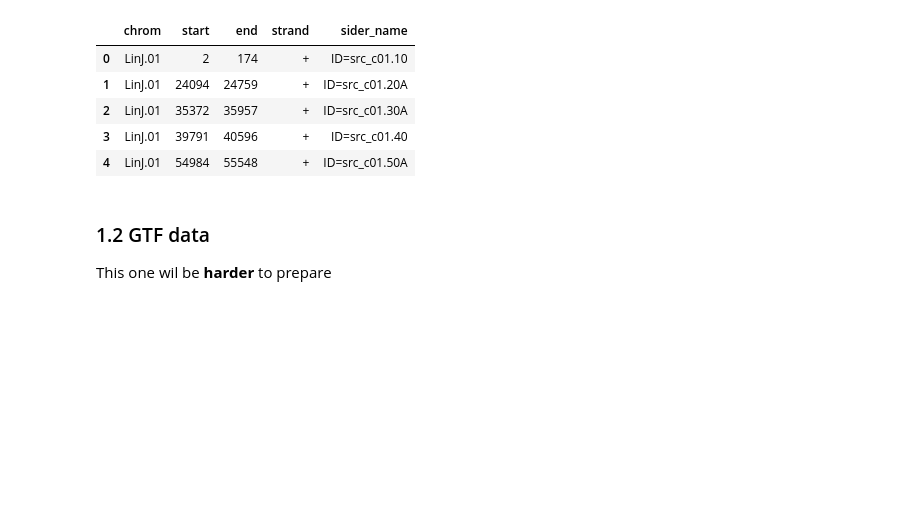
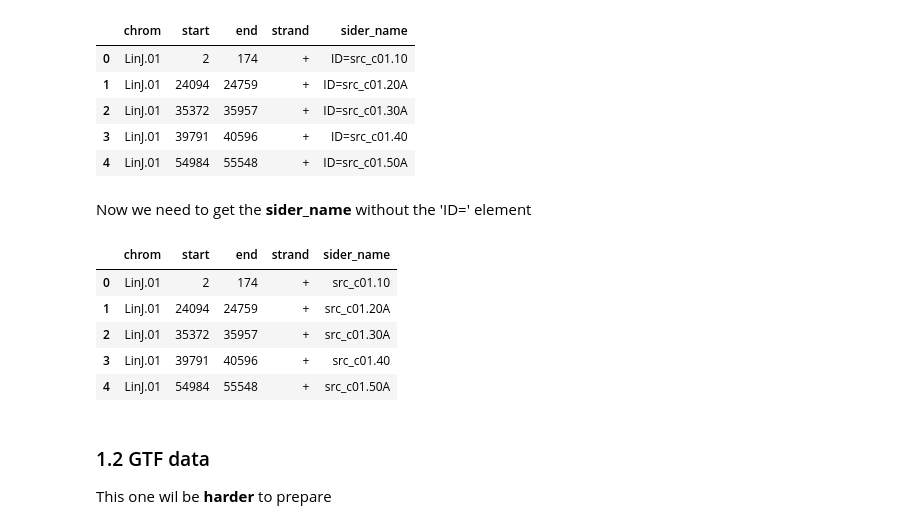
Before and after one commit to Viskuit/Test_BEDOPS, a Jupyter notebook: 23.SIDER_vs_GTF/1.test.ipynb, the cells around one changed output. Saved outputs shown, nothing was run; the diff lists cells and outputs as text; code cells hidden in the pictures; blank space fills up the shorter version.

```diff
--- a/23.SIDER_vs_GTF/1.test.ipynb
+++ b/23.SIDER_vs_GTF/1.test.ipynb
@@ -92,6 +92,19 @@ dtype: object
 | 2 | LinJ.01 | 35372 | 35957 | + | ID=src_c01.30A |
 | 3 | LinJ.01 | 39791 | 40596 | + | ID=src_c01.40 |
 | 4 | LinJ.01 | 54984 | 55548 | + | ID=src_c01.50A |
+# %% [markdown]
+Now we need to get the **sider_name** without the 'ID=' element
+# %%
+# Extracting the sider_name from the column `sider_name`
+sider_df["sider_name"] = sider_df["sider_name"].str.extract(r'ID=(.+)')
+sider_df.head()
+# %% [output]
+|  | chrom | start | end | strand | sider_name |
+| 0 | LinJ.01 | 2 | 174 | + | src_c01.10 |
+| 1 | LinJ.01 | 24094 | 24759 | + | src_c01.20A |
+| 2 | LinJ.01 | 35372 | 35957 | + | src_c01.30A |
+| 3 | LinJ.01 | 39791 | 40596 | + | src_c01.40 |
+| 4 | LinJ.01 | 54984 | 55548 | + | src_c01.50A |
 # %% [markdown]
 ### 1.2 GTF data
 This one wil be **harder** to prepare
```
Also changed, not shown: parts of 24 cells of this notebook, 1 other file.
